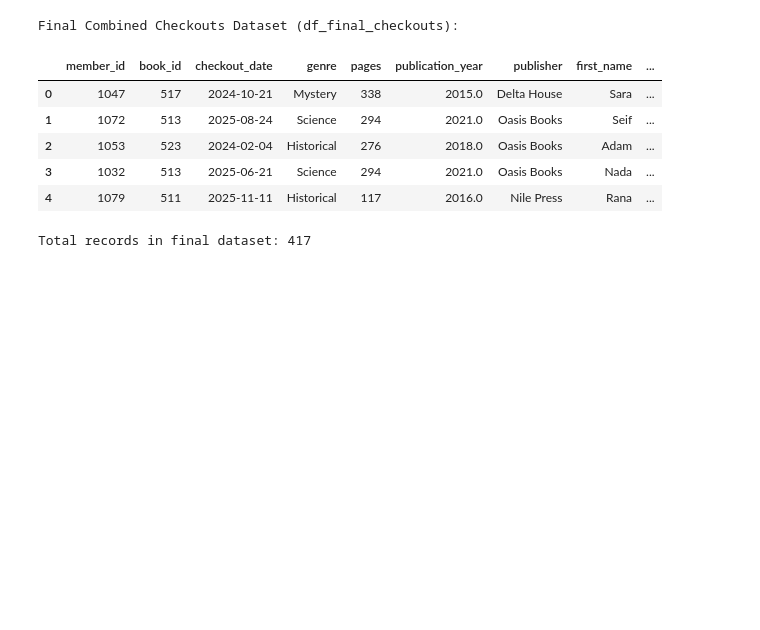
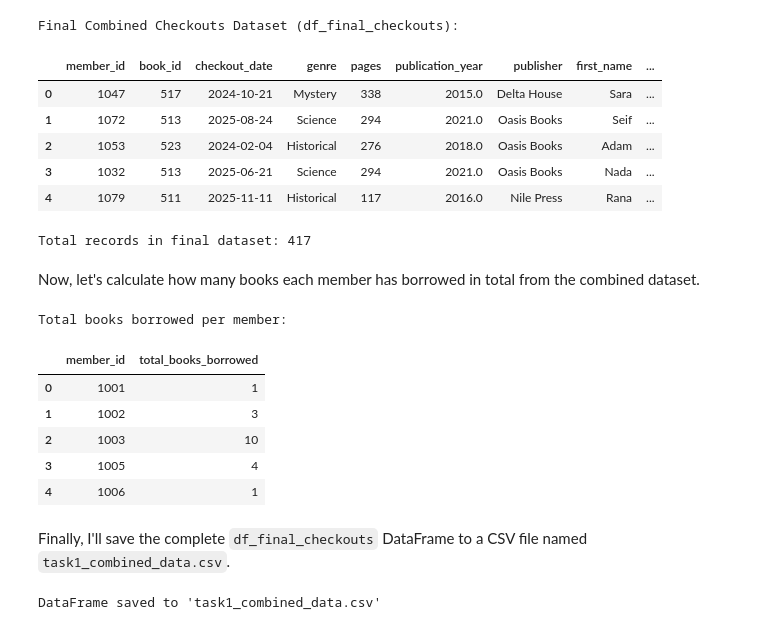
Before and after one commit to noor-omar/DECI-colabProject, a Jupyter notebook: EYOUTH_31005041700343_Library.ipynb, the cells around one changed output. Drawn from its saved outputs; the diff is of its cells as text; code cells hidden in the pictures; blank space fills up the shorter version.

Commit message:
Save the combined DataFrame to a CSV file

```diff
--- a/EYOUTH_31005041700343_Library.ipynb
+++ b/EYOUTH_31005041700343_Library.ipynb
@@ -138,3 +138,28 @@ Final Combined Checkouts Dataset (df_final_checkouts):
 | 3 | 1032 | 513 | 2025-06-21 | Science | 294 | 2021.0 | Oasis Books | Nada | ... |
 | 4 | 1079 | 511 | 2025-11-11 | Historical | 117 | 2016.0 | Nile Press | Rana | ... |
 Total records in final dataset: 417
+# %% [markdown]
+Now, let's calculate how many books each member has borrowed in total from the combined dataset.
+# %%
+# Calculate total books borrowed per member
+df_member_borrow_counts = df_final_checkouts.groupby('member_id').size().reset_index(name='total_books_borrowed')
+
+print("Total books borrowed per member:")
+display(df_member_borrow_counts.head())
+# %% [output]
+Total books borrowed per member:
+|  | member_id | total_books_borrowed |
+| 0 | 1001 | 1 |
+| 1 | 1002 | 3 |
+| 2 | 1003 | 10 |
+| 3 | 1005 | 4 |
+| 4 | 1006 | 1 |
+# %% [markdown]
+Finally, I'll save the complete `df_final_checkouts` DataFrame to a CSV file named `task1_combined_data.csv`.
+# %%
+# Save the combined DataFrame to a CSV file
+df_final_checkouts.to_csv('task1_combined_data.csv', index=False)
+
+print("DataFrame saved to 'task1_combined_data.csv'")
+# %% [output]
+DataFrame saved to 'task1_combined_data.csv'
```
